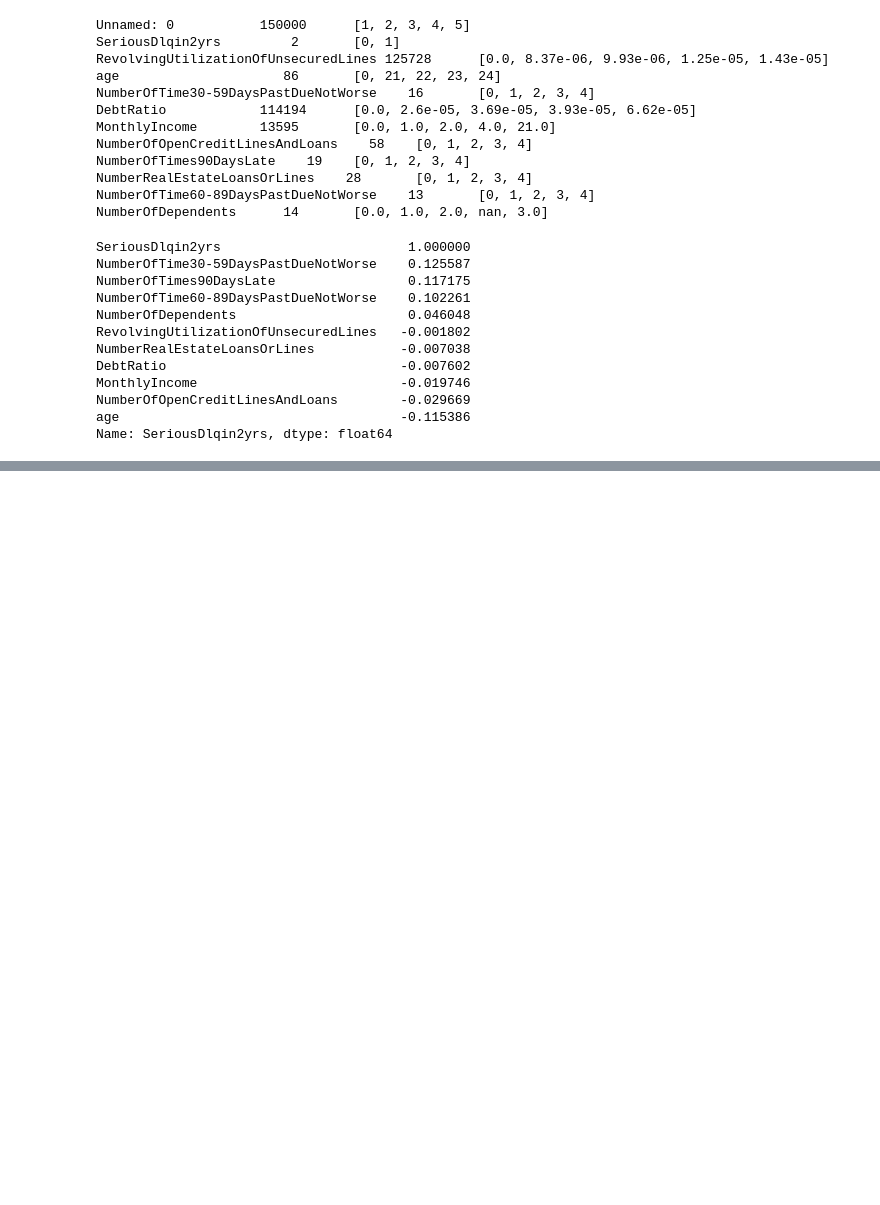
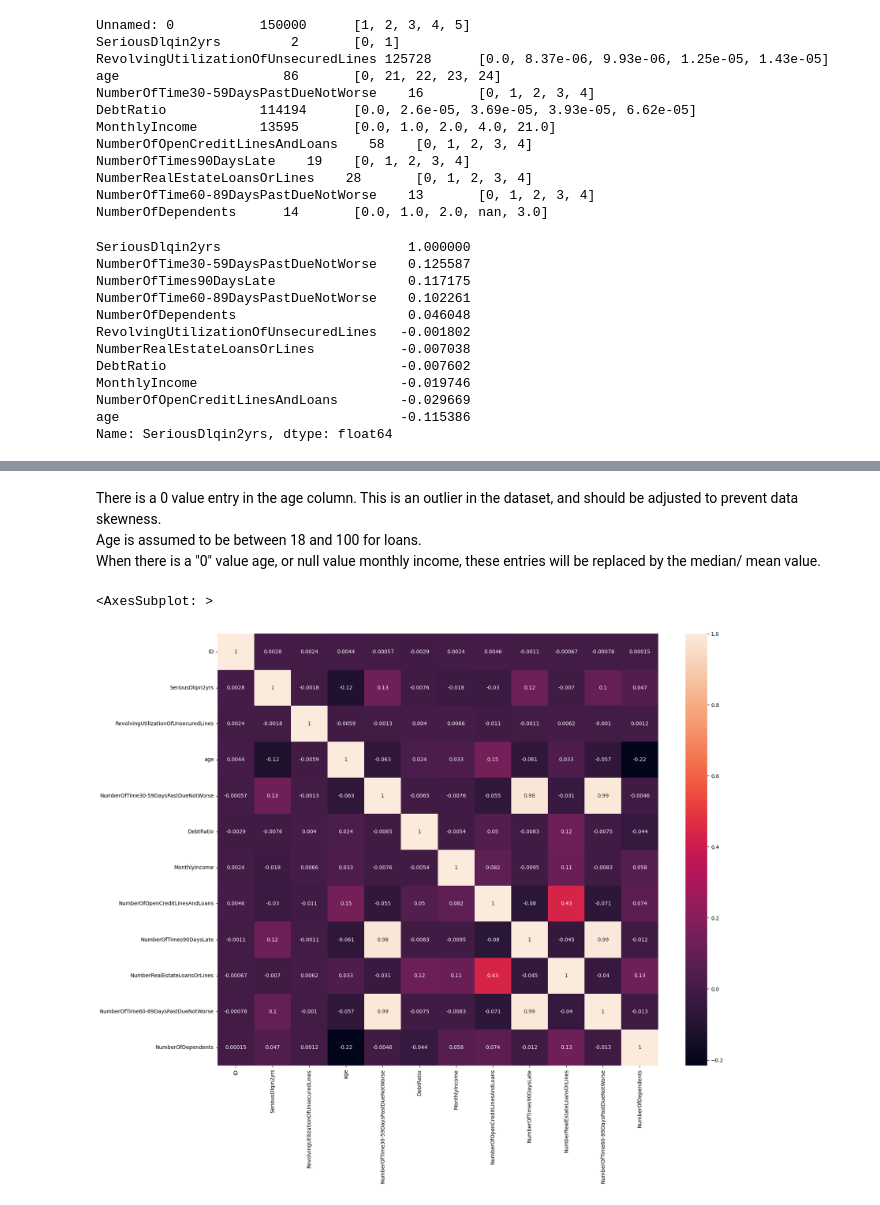
Before and after one commit to okim1227/Give-Me-Some-Credit, a Jupyter notebook: notebooks/p1_analyze_dataset.ipynb, the cells around one changed output, grey strips where cells are left out. Cells and saved outputs as stored; diff of their text form; code cells hidden in the pictures; blank space fills up the shorter version.

Commit message:
Data and model performance analysis, explained

```diff
--- a/notebooks/p1_analyze_dataset.ipynb
+++ b/notebooks/p1_analyze_dataset.ipynb
@@ -108,0 +111,3 @@ From the above data analysis, the factors that have high correlation with the pr
+# %%
+data.rename(columns={'Unnamed: 0':'ID'}, inplace=True)
+data.loc[data['age'] < 18]
@@ -108,0 +117,15 @@ From the above data analysis, the factors that have high correlation with the pr
+# %% [markdown]
+There is a 0 value entry in the age column. This is an outlier in the dataset, and should be adjusted to prevent data skewness. <br>
+Age is assumed to be between 18 and 100 for loans. <br>
+When there is a "0" value age, or null value monthly income, these entries will be replaced by the median/ mean value.
+# %%
+data.loc[data['age'] == 0, 'age'] = data['age'].median()
+data['MonthlyIncome'] = data['MonthlyIncome'].replace(np.nan,data['MonthlyIncome'].mean())
+data['NumberOfDependents'].fillna(data['NumberOfDependents'].median(), inplace=True)
+# %%
+corr = data.corr()
+plt.figure(figsize=(19, 15))
+sns.heatmap(corr, annot=True)
+# %% [output]
+<AxesSubplot: >
+[figure, added]
```
Also changed, not shown: parts of 7 cells of this notebook, 1 other file.
